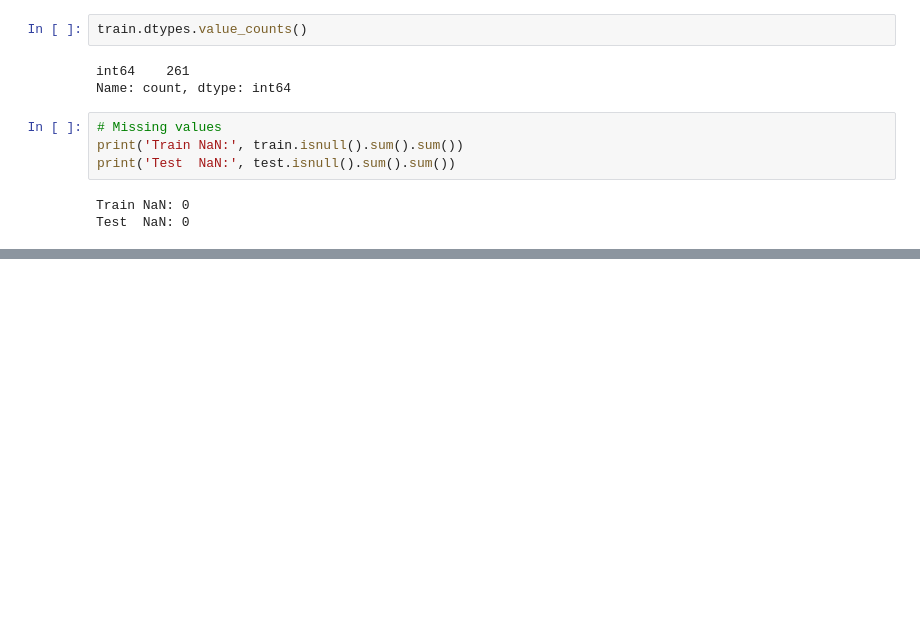
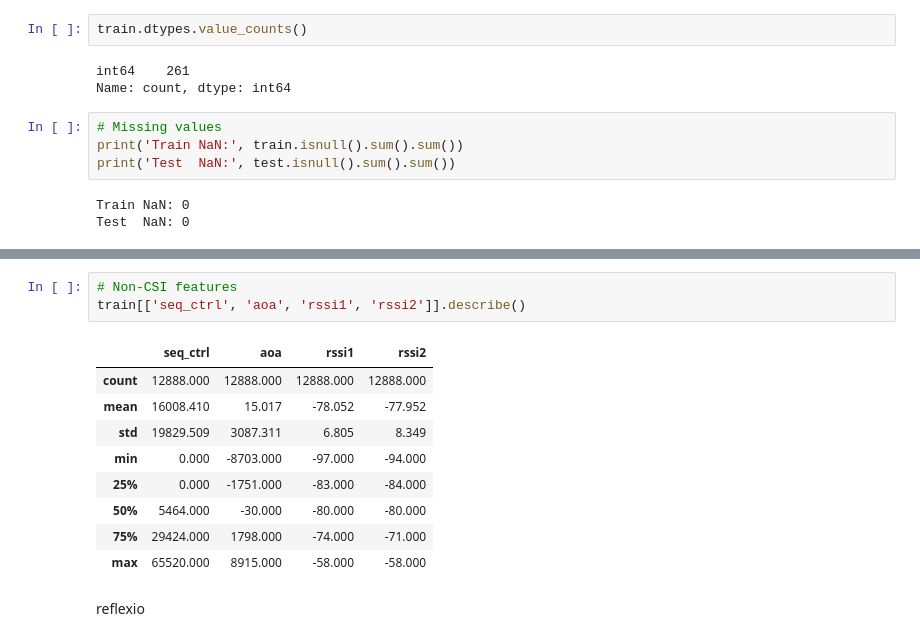
Before and after one commit to martasayol/projecteaa1, a Jupyter notebook: ProjecteAA1.ipynb, the cells around one changed output, grey strips where cells are left out. Drawn from its saved outputs; the diff is of its cells as text; blank space fills up the shorter version.

```diff
--- a/ProjecteAA1.ipynb
+++ b/ProjecteAA1.ipynb
@@ -97,0 +112,15 @@ print(counts)
+# %%
+# Non-CSI features
+train[['seq_ctrl', 'aoa', 'rssi1', 'rssi2']].describe()
+# %% [output]
+|  | seq_ctrl | aoa | rssi1 | rssi2 |
+| count | 12888.000 | 12888.000 | 12888.000 | 12888.000 |
+| mean | 16008.410 | 15.017 | -78.052 | -77.952 |
+| std | 19829.509 | 3087.311 | 6.805 | 8.349 |
+| min | 0.000 | -8703.000 | -97.000 | -94.000 |
+| 25% | 0.000 | -1751.000 | -83.000 | -84.000 |
+| 50% | 5464.000 | -30.000 | -80.000 | -80.000 |
+| 75% | 29424.000 | 1798.000 | -74.000 | -71.000 |
+| max | 65520.000 | 8915.000 | -58.000 | -58.000 |
+# %% [markdown]
+reflexio
```
Also changed, not shown: parts of 2 cells of this notebook, 2 other files.
